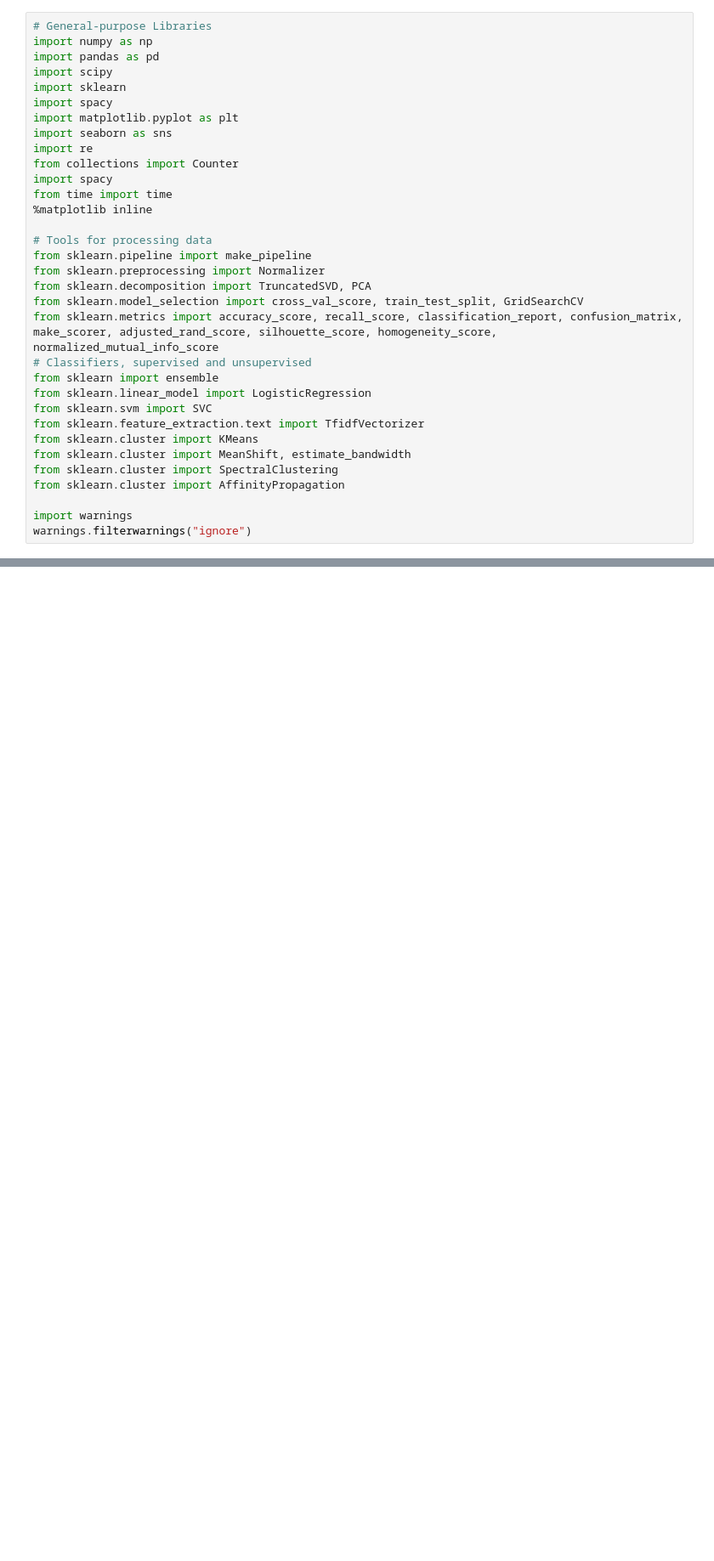
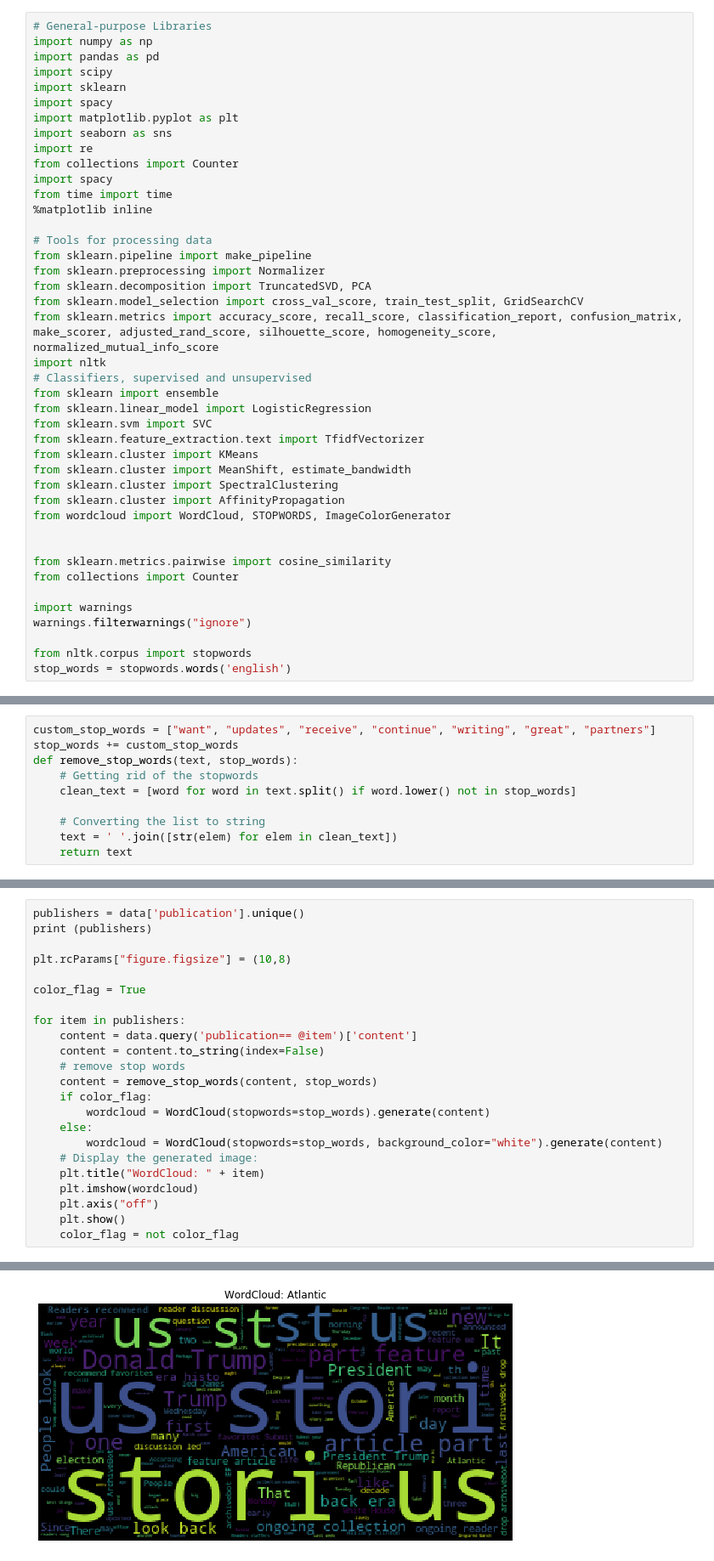
Before and after one commit to dupree/newsDataAnalysis, a Jupyter notebook: newsDataAnalysis.ipynb, the cells around one changed output, grey strips where cells are left out. Shown at 85% size. Cells and saved outputs as stored; diff of their text form; blank space fills up the shorter version.

```diff
--- a/newsDataAnalysis.ipynb
+++ b/newsDataAnalysis.ipynb
@@ -22,6 +22,7 @@ from sklearn.preprocessing import Normalizer
 from sklearn.decomposition import TruncatedSVD, PCA
 from sklearn.model_selection import cross_val_score, train_test_split, GridSearchCV
 from sklearn.metrics import accuracy_score, recall_score, classification_report, confusion_matrix, make_scorer, adjusted_rand_score, silhouette_score, homogeneity_score, normalized_mutual_info_score
+import nltk
 # Classifiers, supervised and unsupervised
 from sklearn import ensemble
 from sklearn.linear_model import LogisticRegression
@@ -31,6 +32,14 @@ from sklearn.cluster import KMeans
 from sklearn.cluster import MeanShift, estimate_bandwidth
 from sklearn.cluster import SpectralClustering
 from sklearn.cluster import AffinityPropagation
+from wordcloud import WordCloud, STOPWORDS, ImageColorGenerator
+
+
+from sklearn.metrics.pairwise import cosine_similarity
+from collections import Counter
 
 import warnings
 warnings.filterwarnings("ignore")
+
+from nltk.corpus import stopwords
+stop_words = stopwords.words('english')
@@ -138,3 +153,13 @@ min       4354.000000
 75%       6605.500000
 max      17493.000000
 Name: publication, dtype: float64
+# %%
+custom_stop_words = ["want", "updates", "receive", "continue", "writing", "great", "partners"]
+stop_words += custom_stop_words
+def remove_stop_words(text, stop_words):
+    # Getting rid of the stopwords
+    clean_text = [word for word in text.split() if word.lower() not in stop_words]
+
+    # Converting the list to string
+    text = ' '.join([str(elem) for elem in clean_text])
+    return text
@@ -140,0 +176,24 @@ Name: publication, dtype: float64
+# %%
+publishers = data['publication'].unique()
+print (publishers)
+
+plt.rcParams["figure.figsize"] = (10,8)
+
+color_flag = True
+
+for item in publishers:
+    content = data.query('publication== @item')['content']
+    content = content.to_string(index=False)
+    # remove stop words
+    content = remove_stop_words(content, stop_words)
+    if color_flag:
+        wordcloud = WordCloud(stopwords=stop_words).generate(content)
+    else:
+        wordcloud = WordCloud(stopwords=stop_words, background_color="white").generate(content)
+    # Display the generated image:
+    plt.title("WordCloud: " + item)
+    plt.imshow(wordcloud)
+    plt.axis("off")
+    plt.show()
+    color_flag = not color_flag
+# %% [output]
@@ -140,0 +202 @@ Name: publication, dtype: float64
+[figure, added]
```
Also changed, not shown: parts of 27 cells of this notebook.
